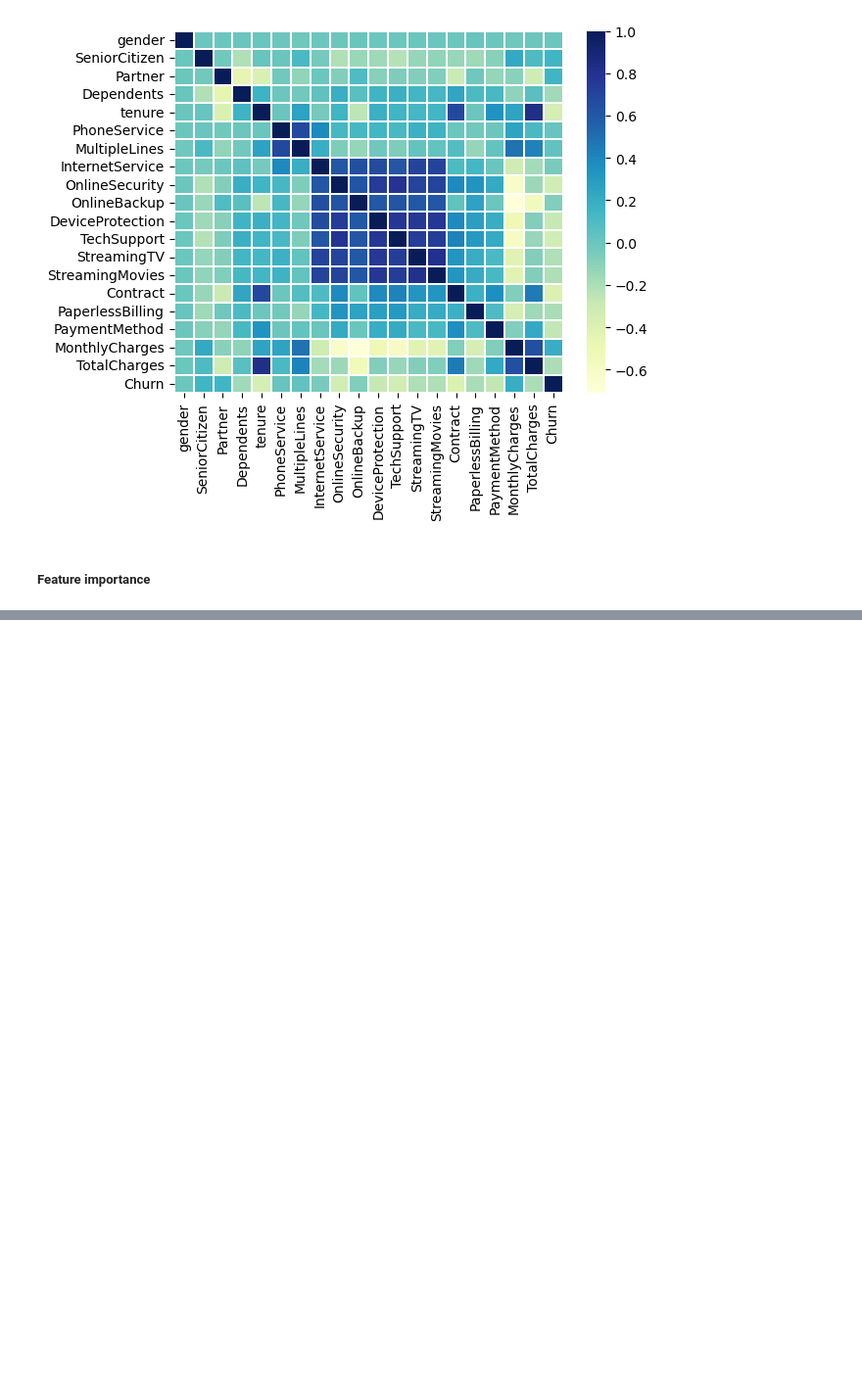
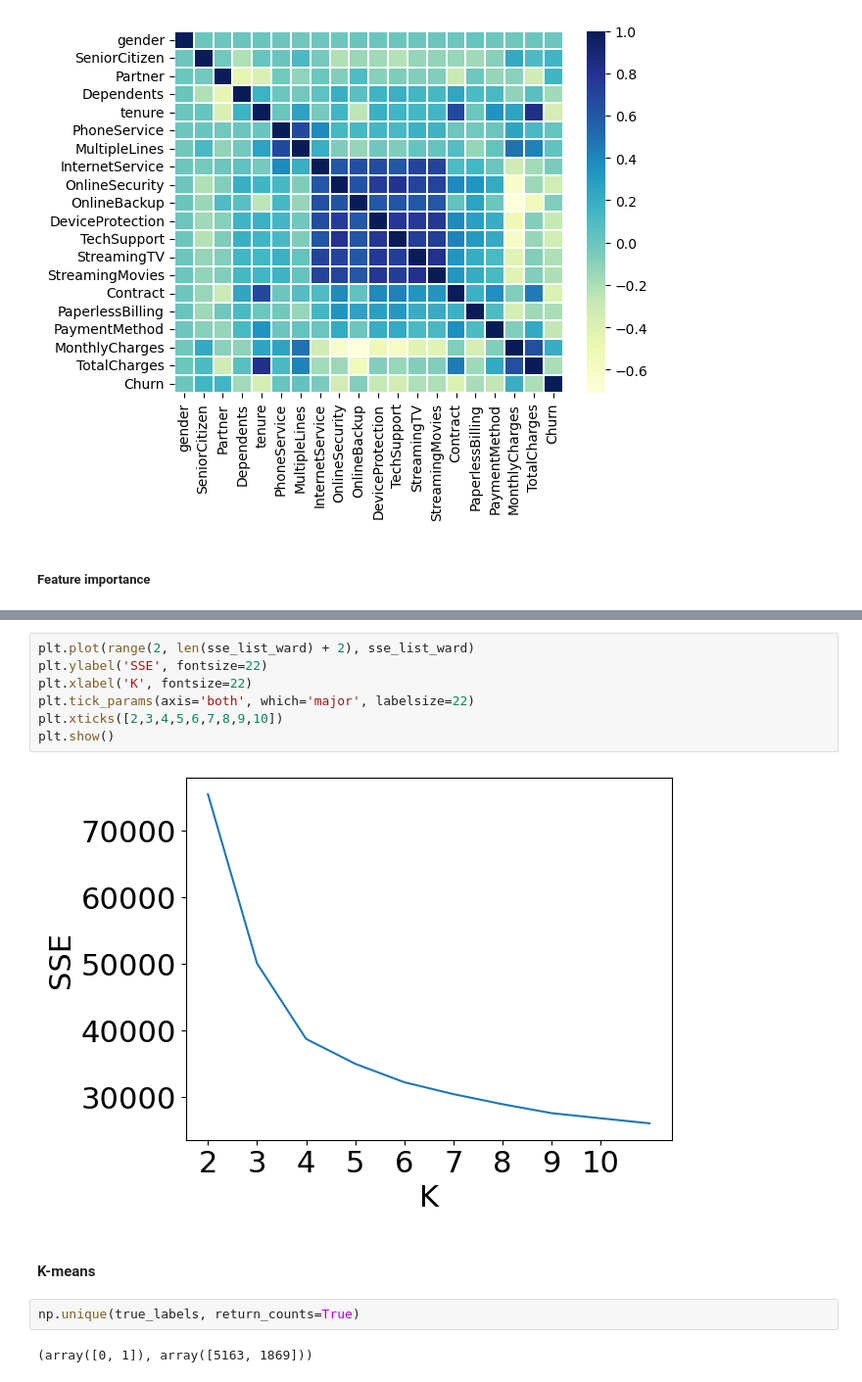
Before and after one commit to mccc03/IML_SNS_project, a Jupyter notebook: Part1/Codes/telco.ipynb, the cells around one changed output, grey strips where cells are left out. Shown at 98% size. Saved outputs shown, nothing was run; the diff lists cells and outputs as text; blank space fills up the shorter version.

```diff
--- a/Part1/Codes/telco.ipynb
+++ b/Part1/Codes/telco.ipynb
@@ -365,0 +517,15 @@ fd
+# %%
+plt.plot(range(2, len(sse_list_ward) + 2), sse_list_ward)
+plt.ylabel('SSE', fontsize=22)
+plt.xlabel('K', fontsize=22)
+plt.tick_params(axis='both', which='major', labelsize=22)
+plt.xticks([2,3,4,5,6,7,8,9,10])
+plt.show()
+# %% [output]
+[figure, added]
+# %% [markdown]
+#### K-means
+# %%
+np.unique(true_labels, return_counts=True)
+# %% [output]
+(array([0, 1]), array([5163, 1869]))
```
Also changed, not shown: parts of 54 cells of this notebook, 3 other files.
